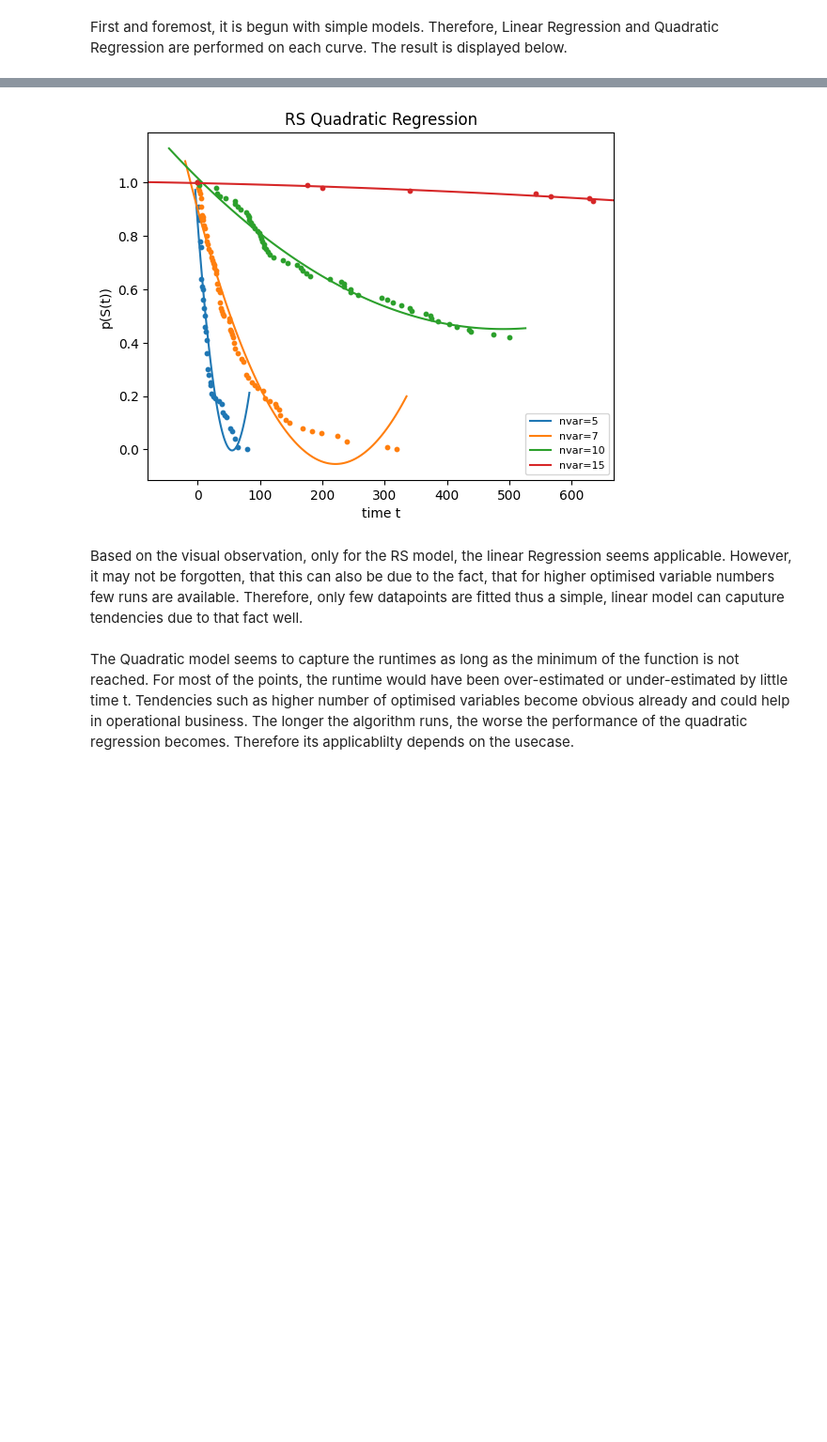
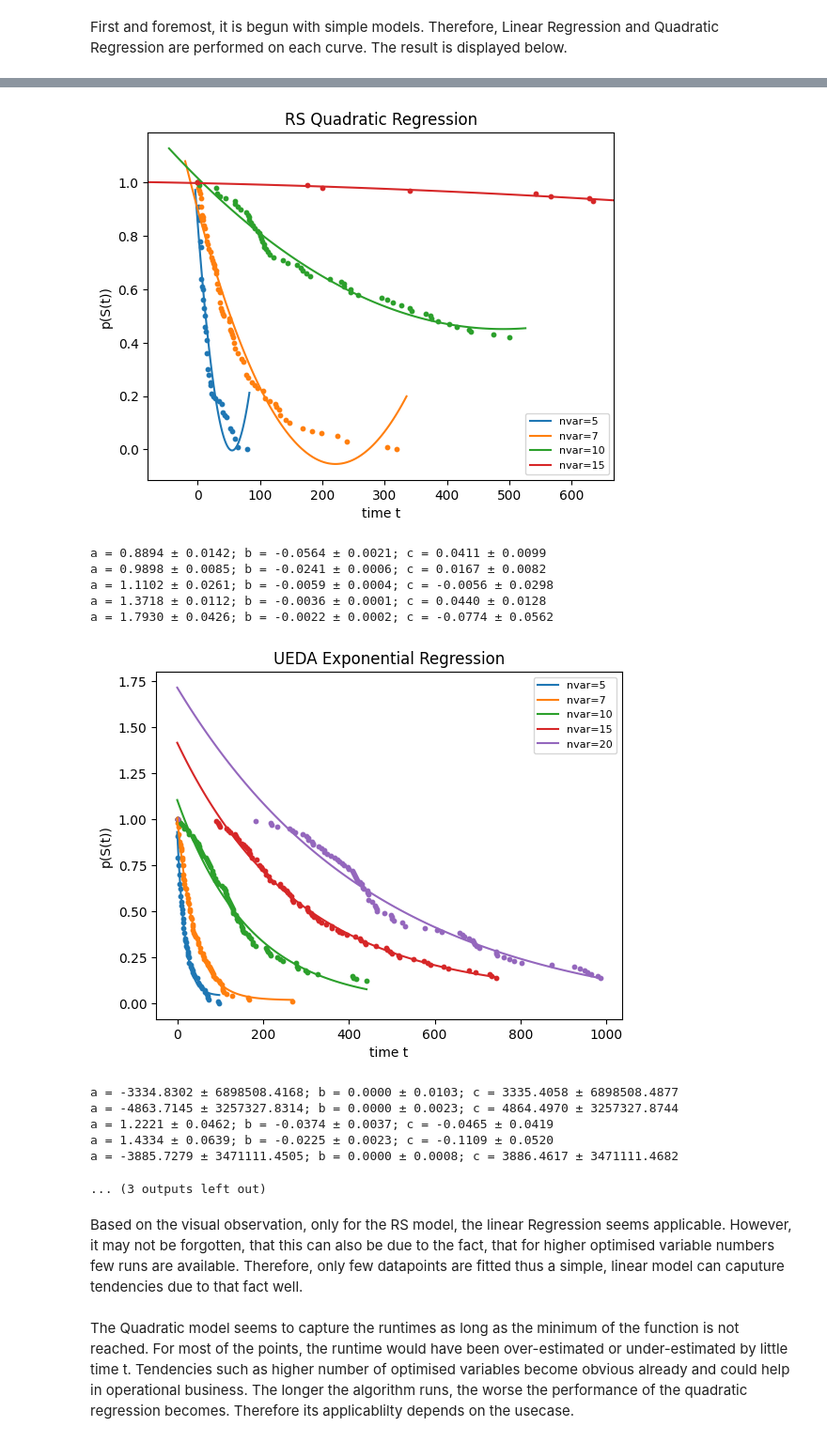
Before and after one commit to denizterzioglu/sabbo, a Jupyter notebook: ANotebook.ipynb, the cells around one changed output, grey strips where cells are left out. Shown at 94% size. Drawn from its saved outputs; the diff is of its cells as text; code cells hidden in the pictures; blank space fills up the shorter version.

Commit message:
text need update but plotting done

```diff
--- a/ANotebook.ipynb
+++ b/ANotebook.ipynb
@@ -597,6 +656,10 @@ errorsLinearRS = doSimpleLinearRegression(dataDictArrayoRS, "RS", img=True)
 errorsQuadraticUEDA = doQuadraticRegression(dataDictArrayoUEDA, "UEDA", img=True)
 errorsQuardraticGR = doQuadraticRegression(dataDictArrayoGR, "GR", img=True)
 errorsQuadraticRS = doQuadraticRegression(dataDictArrayoRS, "RS", img=True)
+
+errorsExponentialUEDA = doExponentialRegression(dataDictArrayoUEDA, "UEDA", img=True)
+errorsExponentialGR = doExponentialRegression(dataDictArrayoGR, "GR", img=True)
+errorsExponentialRS = doExponentialRegression(dataDictArrayoRS, "RS", img=True)
 # %% [output]
 [figure]
 [figure]
@@ -633,33 +696,45 @@ errorsQuadraticRS = doQuadraticRegression(dataDictArrayoRS, "RS", img=True)
 γ =  0.0000 ± 0.0000, 95% CI [ 0.0000 to  0.0001]; se = 0.0000
 β = -0.0150 ± 0.0026, 95% CI [-0.0176 to -0.0125]; se = 0.0013
 α =  0.8704 ± 0.0840, 95% CI [ 0.7864 to  0.9543]; se = 0.0417
 0.5612523370692961
 γ =  0.0000 ± 0.0000, 95% CI [ 0.0000 to  0.0000]; se = 0.0000
 β = -0.0138 ± 0.0018, 95% CI [-0.0156 to -0.0119]; se = 0.0009
 α =  1.0160 ± 0.0808, 95% CI [ 0.9353 to  1.0968]; se = 0.0402
 -0.22368960528220982
 γ =  0.0000 ± 0.0000, 95% CI [ 0.0000 to  0.0000]; se = 0.0000
 β = -0.0111 ± 0.0013, 95% CI [-0.0124 to -0.0098]; se = 0.0007
 α =  1.1314 ± 0.0749, 95% CI [ 1.0565 to  1.2062]; se = 0.0375
 1.1313738545177714
 [figure]
 γ =  0.0003 ± 0.0001, 95% CI [ 0.0002 to  0.0003]; se = 0.0000
 β = -0.0308 ± 0.0049, 95% CI [-0.0357 to -0.0260]; se = 0.0024
 α =  0.8465 ± 0.0620, 95% CI [ 0.7845 to  0.9085]; se = 0.0304
 0.32224284543754944
 γ =  0.0000 ± 0.0000, 95% CI [ 0.0000 to  0.0000]; se = 0.0000
 β = -0.0086 ± 0.0006, 95% CI [-0.0092 to -0.0080]; se = 0.0003
 α =  0.8993 ± 0.0271, 95% CI [ 0.8722 to  0.9264]; se = 0.0136
 0.39096678109675853
 γ =  0.0000 ± 0.0000, 95% CI [ 0.0000 to  0.0000]; se = 0.0000
 β = -0.0023 ± 0.0002, 95% CI [-0.0025 to -0.0021]; se = 0.0001
 α =  1.0171 ± 0.0188, 95% CI [ 0.9983 to  1.0359]; se = 0.0094
 0.9477392634392988
 γ = -0.0000 ± 0.0000, 95% CI [-0.0000 to  0.0000]; se = 0.0000
 β = -0.0001 ± 0.0001, 95% CI [-0.0002 to  0.0001]; se = 0.0000
 α =  0.9984 ± 0.0161, 95% CI [ 0.9823 to  1.0145]; se = 0.0063
 0.947568842417946
 [figure]
+a = 0.8894 ± 0.0142; b = -0.0564 ± 0.0021; c = 0.0411 ± 0.0099
+a = 0.9898 ± 0.0085; b = -0.0241 ± 0.0006; c = 0.0167 ± 0.0082
+a = 1.1102 ± 0.0261; b = -0.0059 ± 0.0004; c = -0.0056 ± 0.0298
+a = 1.3718 ± 0.0112; b = -0.0036 ± 0.0001; c = 0.0440 ± 0.0128
+a = 1.7930 ± 0.0426; b = -0.0022 ± 0.0002; c = -0.0774 ± 0.0562
+[figure, added]
+a = -3334.8302 ± 6898508.4168; b = 0.0000 ± 0.0103; c = 3335.4058 ± 6898508.4877
+a = -4863.7145 ± 3257327.8314; b = 0.0000 ± 0.0023; c = 4864.4970 ± 3257327.8744
+a = 1.2221 ± 0.0462; b = -0.0374 ± 0.0037; c = -0.0465 ± 0.0419
+a = 1.4334 ± 0.0639; b = -0.0225 ± 0.0023; c = -0.1109 ± 0.0520
+a = -3885.7279 ± 3471111.4505; b = 0.0000 ± 0.0008; c = 3886.4617 ± 3471111.4682
+... (3 outputs left out)
 # %% [markdown]
 Based on the visual observation, only for the RS model, the linear Regression seems applicable. However, it may not be forgotten, that this can also be due to the fact, that for higher optimised variable numbers few runs are available. Therefore, only few datapoints are fitted thus a simple, linear model can caputure tendencies due to that fact well.<br><br>
 The Quadratic model seems to capture the runtimes as long as the minimum of the function is not reached. For most of the points, the runtime would have been over-estimated or under-estimated by little time t. Tendencies such as higher number of optimised variables become obvious already and could help in operational business. The longer the algorithm runs, the worse the performance of the quadratic regression becomes. Therefore its applicablilty depends on the usecase.
```
Also changed, not shown: parts of 37 cells of this notebook.
